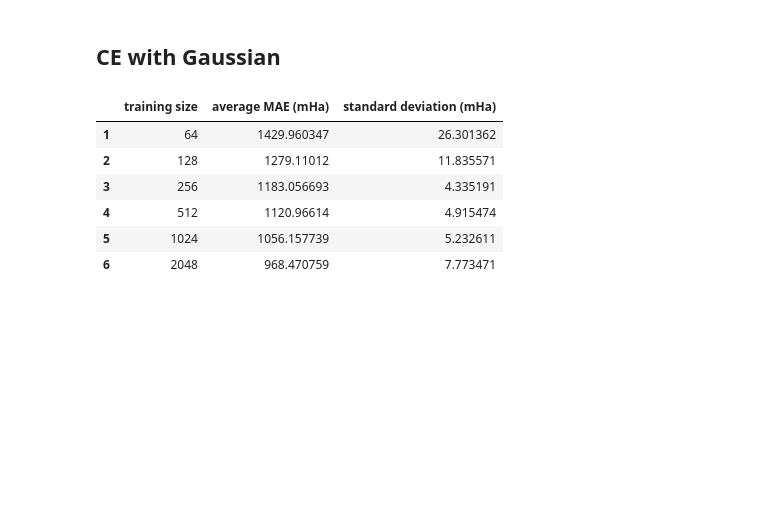
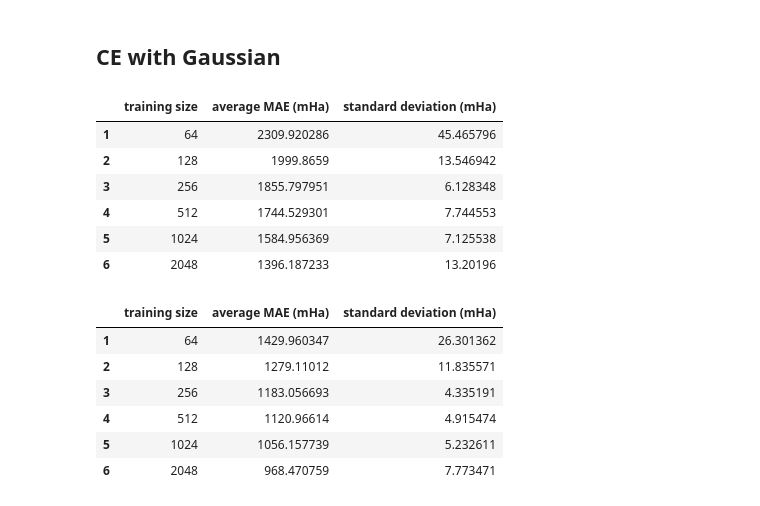
Before and after one commit to GabrielWu2004/Alchemical_Normal_Modes, a Jupyter notebook: [2]_ANM_with_coronene/main_code/performance_evaluation.ipynb, the cells around one changed output. Drawn from its saved outputs; the diff is of its cells as text; code cells hidden in the pictures; blank space fills up the shorter version.

```diff
--- a/[2]_ANM_with_coronene/main_code/performance_evaluation.ipynb
+++ b/[2]_ANM_with_coronene/main_code/performance_evaluation.ipynb
@@ -102,6 +102,40 @@ display(model_performance)
 | 6 | 2048 | 1086.01135 | 9.565169 |
 # %% [markdown]
 ## CE with Gaussian ##
+# %%
+X = dataset_dict['CE'].to_numpy()
+y = delta_delta_total_energy.to_numpy()
+
+best_params = {'alpha': 4.6e-11, 'gamma': 2.8e-08, 'kernel': 'rbf'}
+model = KernelRidge(**best_params)
+
+columns = ['training size', 'average MAE (mHa)', 'standard deviation (mHa)']
+model_performance = pd.DataFrame(columns=columns)
+
+training_size = [2**i for i in range(6, 12)]
+num_trials = 10
+
+with warnings.catch_warnings():
+    for index, num_training_sample in enumerate(training_size):
+        warnings.filterwarnings("ignore")
+        index = index + 1
+        average_error, std_dev_error = evaluate_performance(model, X, y, num_training_sample, num_trials)
+        model_performance.at[index, 'training size'] = num_training_sample
+        model_performance.at[index, 'average MAE (mHa)'] = average_error * 1000
+        model_performance.at[index, 'standard deviation (mHa)'] = std_dev_error * 1000
+
+model_collection['ANM_CE_Gaussian_delta'] = model
+performance_summary['ANM_CE_Gaussian_delta'] = model_performance
+
+display(model_performance)
+# %% [output]
+|  | training size | average MAE (mHa) | standard deviation (mHa) |
+| 1 | 64 | 2309.920286 | 45.465796 |
+| 2 | 128 | 1999.8659 | 13.546942 |
+| 3 | 256 | 1855.797951 | 6.128348 |
+| 4 | 512 | 1744.529301 | 7.744553 |
+| 5 | 1024 | 1584.956369 | 7.125538 |
+| 6 | 2048 | 1396.187233 | 13.20196 |
 # %%
 X = dataset_dict['CE_lexi'].to_numpy()
 y = delta_delta_total_energy.to_numpy()
```
Also changed, not shown: parts of 9 cells of this notebook, 11 other files.
